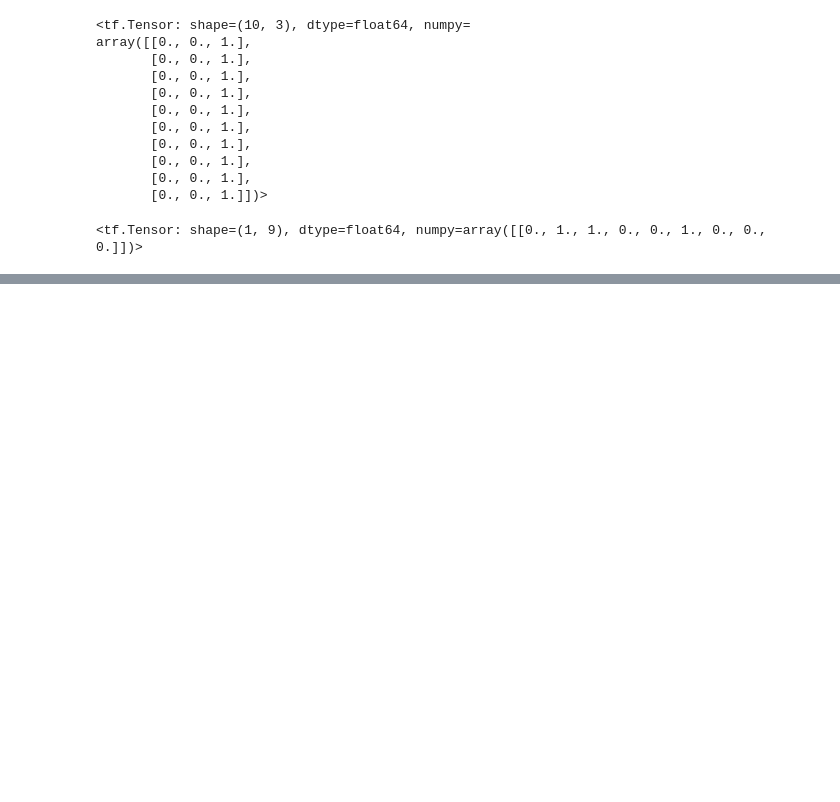
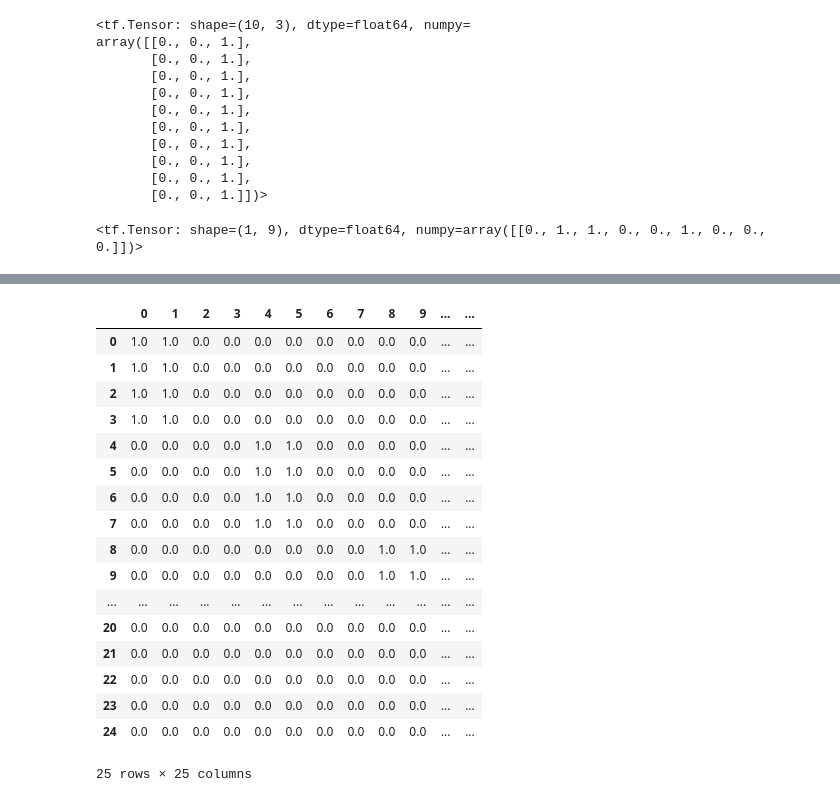
Before and after one commit to cornederuijtnw/GCM, a Jupyter notebook: jupyter notebooks/test_code.ipynb, the cells around one changed output, grey strips where cells are left out. Drawn from its saved outputs; the diff is of its cells as text; code cells hidden in the pictures; blank space fills up the shorter version.

```diff
--- a/jupyter notebooks/test_code.ipynb
+++ b/jupyter notebooks/test_code.ipynb
@@ -135,0 +316,40 @@ array([[0., 0., 1.],
+# %%
+# The positive activation matrix for A:
+list_size = 5
+no_states = (list_size + 1) * 4 + 1
+
+phi_A_diag = np.vstack((np.hstack((np.kron(np.eye(list_size + 1), np.tile(np.array([0,0,1,0]), (4, 1))),
+                                   np.zeros((no_states-1,1)))),
+                                   np.zeros(no_states)))
+
+phi_upper_tr = np.triu(np.tile(np.hstack((np.zeros(4), np.tile(np.eye(4)[3], list_size), np.zeros(1))), (no_states,1))
+                      ,k=4)
+
+
+pd.DataFrame(phi_A_diag + phi_upper_tr).to_csv("./data/small_example/phi_A_check.csv")
+# %%
+# The negative activation matrix for A:
+phi_A_neg = np.vstack((np.hstack((np.kron(np.eye(list_size + 1), np.tile(np.array([1,0,1,0]), (4, 1))),
+                                   np.zeros((no_states-1,1)))),
+                                   np.zeros(no_states)))
+
+display(pd.DataFrame(phi_A_neg))
+# %% [output]
+|  | 0 | 1 | 2 | 3 | 4 | 5 | 6 | 7 | 8 | 9 | ... | ... |
+| 0 | 1.0 | 1.0 | 0.0 | 0.0 | 0.0 | 0.0 | 0.0 | 0.0 | 0.0 | 0.0 | ... | ... |
+| 1 | 1.0 | 1.0 | 0.0 | 0.0 | 0.0 | 0.0 | 0.0 | 0.0 | 0.0 | 0.0 | ... | ... |
+| 2 | 1.0 | 1.0 | 0.0 | 0.0 | 0.0 | 0.0 | 0.0 | 0.0 | 0.0 | 0.0 | ... | ... |
+| 3 | 1.0 | 1.0 | 0.0 | 0.0 | 0.0 | 0.0 | 0.0 | 0.0 | 0.0 | 0.0 | ... | ... |
+| 4 | 0.0 | 0.0 | 0.0 | 0.0 | 1.0 | 1.0 | 0.0 | 0.0 | 0.0 | 0.0 | ... | ... |
+| 5 | 0.0 | 0.0 | 0.0 | 0.0 | 1.0 | 1.0 | 0.0 | 0.0 | 0.0 | 0.0 | ... | ... |
+| 6 | 0.0 | 0.0 | 0.0 | 0.0 | 1.0 | 1.0 | 0.0 | 0.0 | 0.0 | 0.0 | ... | ... |
+| 7 | 0.0 | 0.0 | 0.0 | 0.0 | 1.0 | 1.0 | 0.0 | 0.0 | 0.0 | 0.0 | ... | ... |
+| 8 | 0.0 | 0.0 | 0.0 | 0.0 | 0.0 | 0.0 | 0.0 | 0.0 | 1.0 | 1.0 | ... | ... |
+| 9 | 0.0 | 0.0 | 0.0 | 0.0 | 0.0 | 0.0 | 0.0 | 0.0 | 1.0 | 1.0 | ... | ... |
+| ... | ... | ... | ... | ... | ... | ... | ... | ... | ... | ... | ... | ... |
+| 20 | 0.0 | 0.0 | 0.0 | 0.0 | 0.0 | 0.0 | 0.0 | 0.0 | 0.0 | 0.0 | ... | ... |
+| 21 | 0.0 | 0.0 | 0.0 | 0.0 | 0.0 | 0.0 | 0.0 | 0.0 | 0.0 | 0.0 | ... | ... |
+| 22 | 0.0 | 0.0 | 0.0 | 0.0 | 0.0 | 0.0 | 0.0 | 0.0 | 0.0 | 0.0 | ... | ... |
+| 23 | 0.0 | 0.0 | 0.0 | 0.0 | 0.0 | 0.0 | 0.0 | 0.0 | 0.0 | 0.0 | ... | ... |
+| 24 | 0.0 | 0.0 | 0.0 | 0.0 | 0.0 | 0.0 | 0.0 | 0.0 | 0.0 | 0.0 | ... | ... |
+25 rows × 25 columns
```
Also changed, not shown: parts of 14 cells of this notebook, 3 other files.
